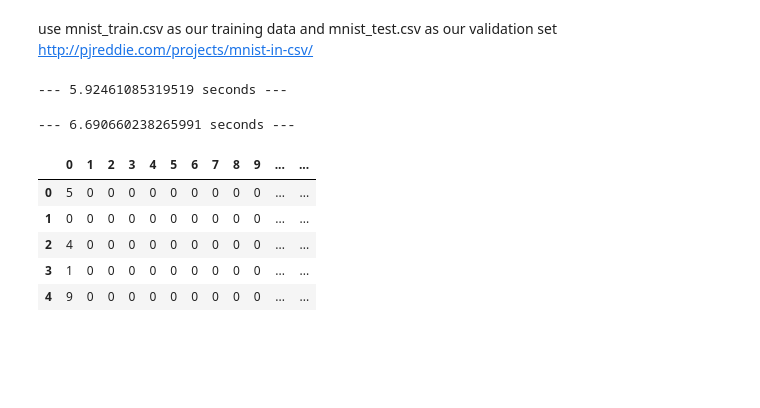
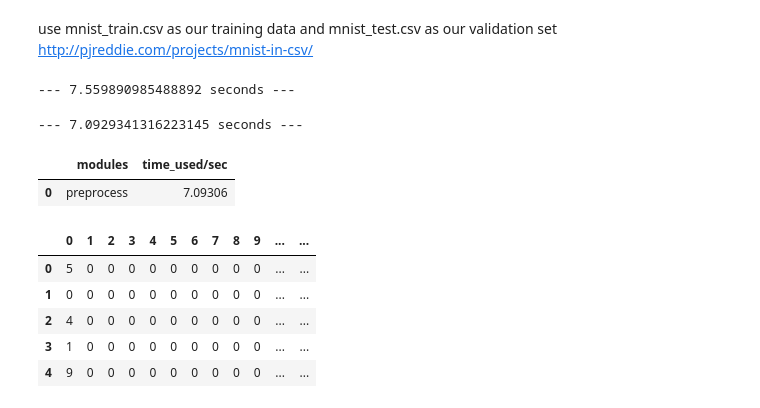
Before and after one commit to TOEYTANAPA/Inception_model, a Jupyter notebook: Inception_models/InceptionModules.ipynb, the cells around one changed output. Cells and saved outputs as stored; diff of their text form; code cells hidden in the pictures; blank space fills up the shorter version.

```diff
--- a/Inception_models/InceptionModules.ipynb
+++ b/Inception_models/InceptionModules.ipynb
@@ -17,24 +37,31 @@ import time
 # %% [markdown]
 use mnist_train.csv as our training data and mnist_test.csv as our validation set
 http://pjreddie.com/projects/mnist-in-csv/
+# %%
+new_df = pd.DataFrame(columns = ['modules','time_used/sec',])
+
+start_time = time.time()
+train_set = pd.read_csv('mnist_train.csv',header=None)
+test_set = pd.read_csv('mnist_test.csv',header=None)
+print("--- %s seconds ---" % (time.time() - start_time))
+new_df.loc[len(new_df)] = ["read data",(time.time() - start_time)]
+# %% [output]
+--- 7.559890985488892 seconds ---
 # %%
+
 start_time = time.time()
+
 train_set = pd.read_csv('mnist_train.csv',header=None)
 test_set = pd.read_csv('mnist_test.csv',header=None)
 print("--- %s seconds ---" % (time.time() - start_time))
+new_df.loc[len(new_df)] = ["preprocess",(time.time() - start_time)]
 # %% [output]
---- 5.92461085319519 seconds ---
+--- 7.0929341316223145 seconds ---
-# %%
-new_df = pd.DataFrame(columns = ['modules','time_used/sec',])
-
-start_time = time.time()
-
-train_set = pd.read_csv('mnist_train.csv',header=None)
-test_set = pd.read_csv('mnist_test.csv',header=None)
-print("--- %s seconds ---" % (time.time() - start_time))
-new_df.loc[len(new_df)] = ["preprocess",(time.time() - start_time)]
-# %% [output]
---- 6.690660238265991 seconds ---
+# %%
+new_df
+# %% [output]
+|  | modules | time_used/sec |
+| 0 | preprocess | 7.09306 |
 # %%
 # test_set = test_set[:5]
 # train_set = train_set[:5]
```
Also changed, not shown: parts of 13 cells of this notebook, 11 other files.
